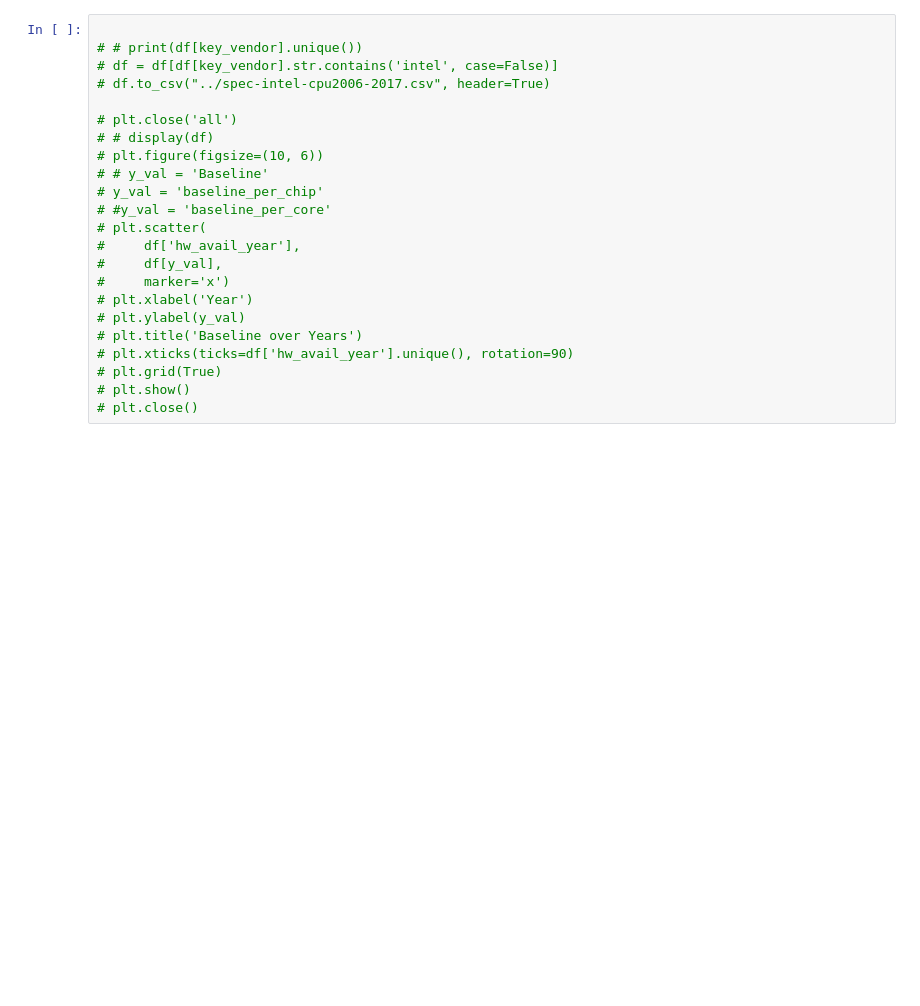
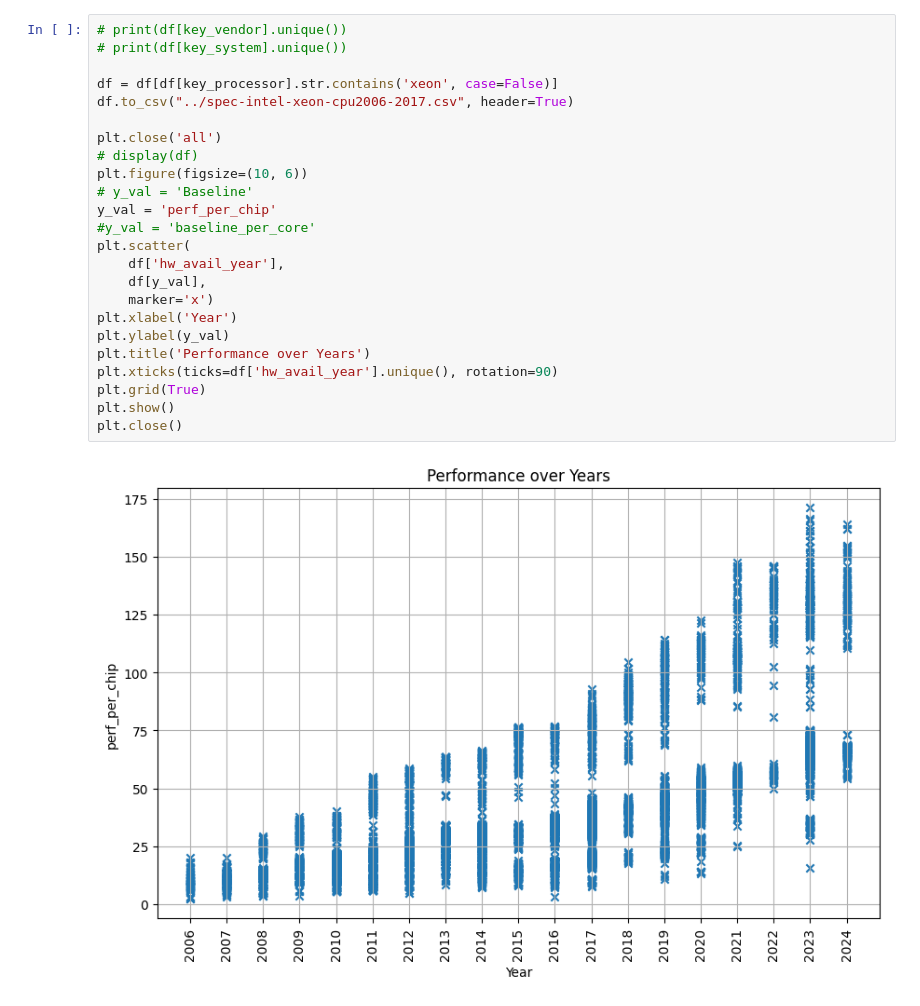
Before and after one commit to hpides/server-buy-advisor, a Jupyter notebook: notebooks/spec.ipynb, the cells around one changed output. Drawn from its saved outputs; the diff is of its cells as text; blank space fills up the shorter version.

```diff
--- a/notebooks/spec.ipynb
+++ b/notebooks/spec.ipynb
@@ -98,23 +104,26 @@ plt.show()
 # %%
+# print(df[key_vendor].unique())
+# print(df[key_system].unique())
 
-# # print(df[key_vendor].unique())
-# df = df[df[key_vendor].str.contains('intel', case=False)]
-# df.to_csv("../spec-intel-cpu2006-2017.csv", header=True)
+df = df[df[key_processor].str.contains('xeon', case=False)]
+df.to_csv("../spec-intel-xeon-cpu2006-2017.csv", header=True)
 
-# plt.close('all')
-# # display(df)
-# plt.figure(figsize=(10, 6))
-# # y_val = 'Baseline'
-# y_val = 'baseline_per_chip'
-# #y_val = 'baseline_per_core'
-# plt.scatter(
-#     df['hw_avail_year'],
-#     df[y_val],
-#     marker='x')
-# plt.xlabel('Year')
-# plt.ylabel(y_val)
-# plt.title('Baseline over Years')
-# plt.xticks(ticks=df['hw_avail_year'].unique(), rotation=90)
-# plt.grid(True)
-# plt.show()
-# plt.close()
+plt.close('all')
+# display(df)
+plt.figure(figsize=(10, 6))
+# y_val = 'Baseline'
+y_val = 'perf_per_chip'
+#y_val = 'baseline_per_core'
+plt.scatter(
+    df['hw_avail_year'],
+    df[y_val],
+    marker='x')
+plt.xlabel('Year')
+plt.ylabel(y_val)
+plt.title('Performance over Years')
+plt.xticks(ticks=df['hw_avail_year'].unique(), rotation=90)
+plt.grid(True)
+plt.show()
+plt.close()
+# %% [output]
+[figure, added]
```
Also changed, not shown: parts of 5 cells of this notebook, 6 other files.
